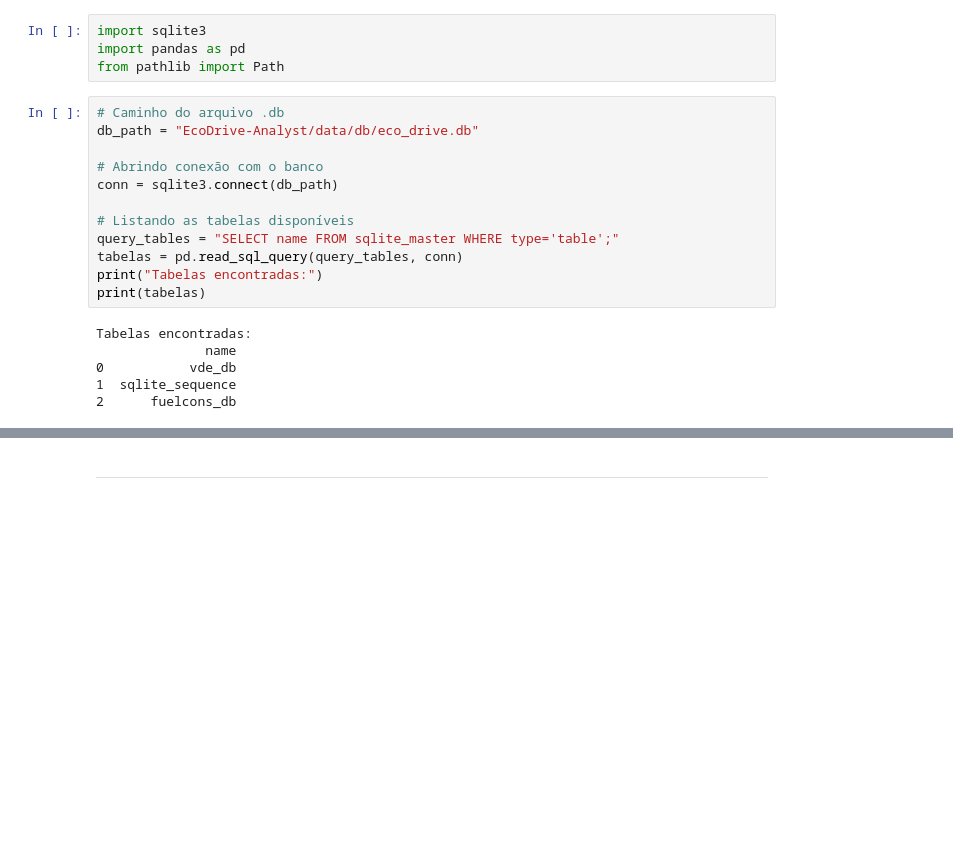
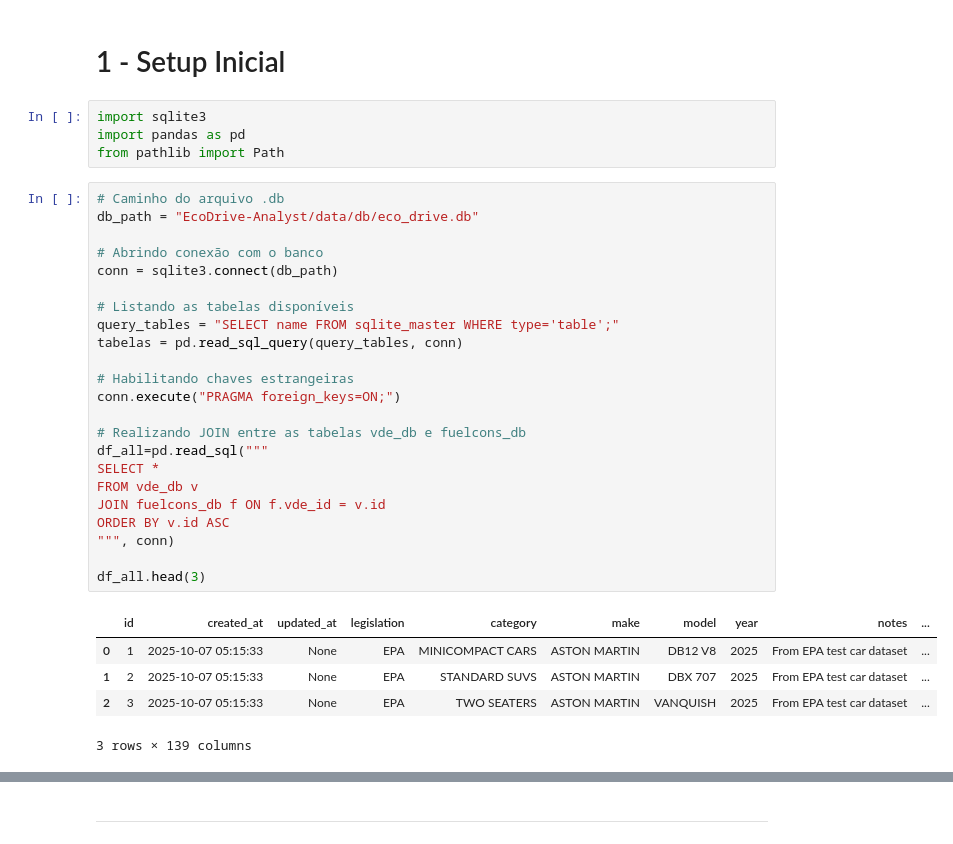
Before and after one commit to caiohfr/projects, a Jupyter notebook: my_notebook.ipynb, the cells around one changed output, grey strips where cells are left out. Cells and saved outputs as stored; diff of their text form; blank space fills up the shorter version.

```diff
--- a/my_notebook.ipynb
+++ b/my_notebook.ipynb
@@ -1,3 +1,5 @@
+# %% [markdown]
+# 1 - Setup Inicial
 # %%
 import sqlite3
 import pandas as pd
@@ -5,18 +7,29 @@ from pathlib import Path
 # %%
 # Caminho do arquivo .db
 db_path = "EcoDrive-Analyst/data/db/eco_drive.db"
 
 # Abrindo conexão com o banco
 conn = sqlite3.connect(db_path)
 
 # Listando as tabelas disponíveis
 query_tables = "SELECT name FROM sqlite_master WHERE type='table';"
 tabelas = pd.read_sql_query(query_tables, conn)
-print("Tabelas encontradas:")
-print(tabelas)
+
+# Habilitando chaves estrangeiras
+conn.execute("PRAGMA foreign_keys=ON;")
+
+# Realizando JOIN entre as tabelas vde_db e fuelcons_db
+df_all=pd.read_sql("""
+SELECT *
+FROM vde_db v
+JOIN fuelcons_db f ON f.vde_id = v.id
+ORDER BY v.id ASC
+""", conn)
+
+df_all.head(3)
 # %% [output]
+|  | id | created_at | updated_at | legislation | category | make | model | year | notes | ... |
+| 0 | 1 | 2025-10-07 05:15:33 | None | EPA | MINICOMPACT CARS | ASTON MARTIN | DB12 V8 | 2025 | From EPA test car dataset | ... |
+| 1 | 2 | 2025-10-07 05:15:33 | None | EPA | STANDARD SUVS | ASTON MARTIN | DBX 707 | 2025 | From EPA test car dataset | ... |
+| 2 | 3 | 2025-10-07 05:15:33 | None | EPA | TWO SEATERS | ASTON MARTIN | VANQUISH | 2025 | From EPA test car dataset | ... |
-Tabelas encontradas:
-              name
-0           vde_db
-1  sqlite_sequence
-2      fuelcons_db
+3 rows × 139 columns
```
Also changed, not shown: parts of 43 cells of this notebook.
